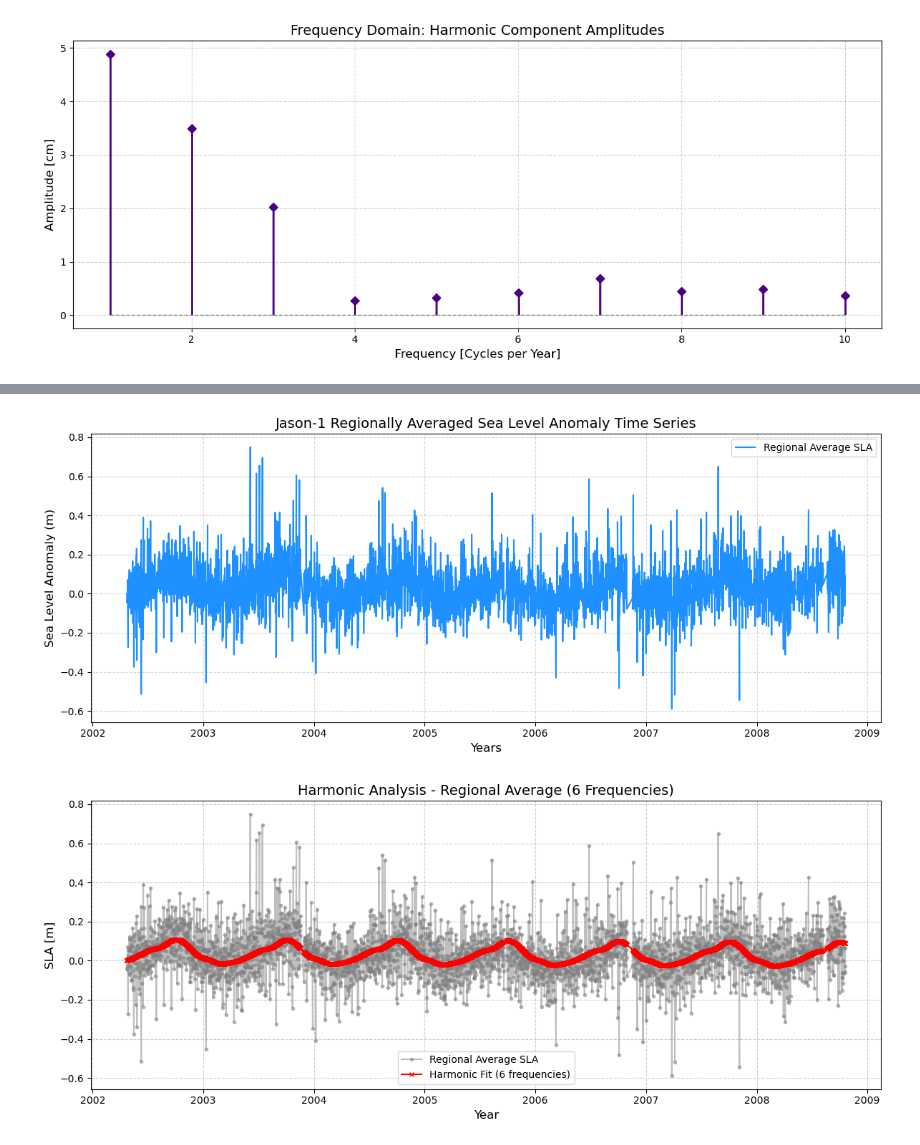
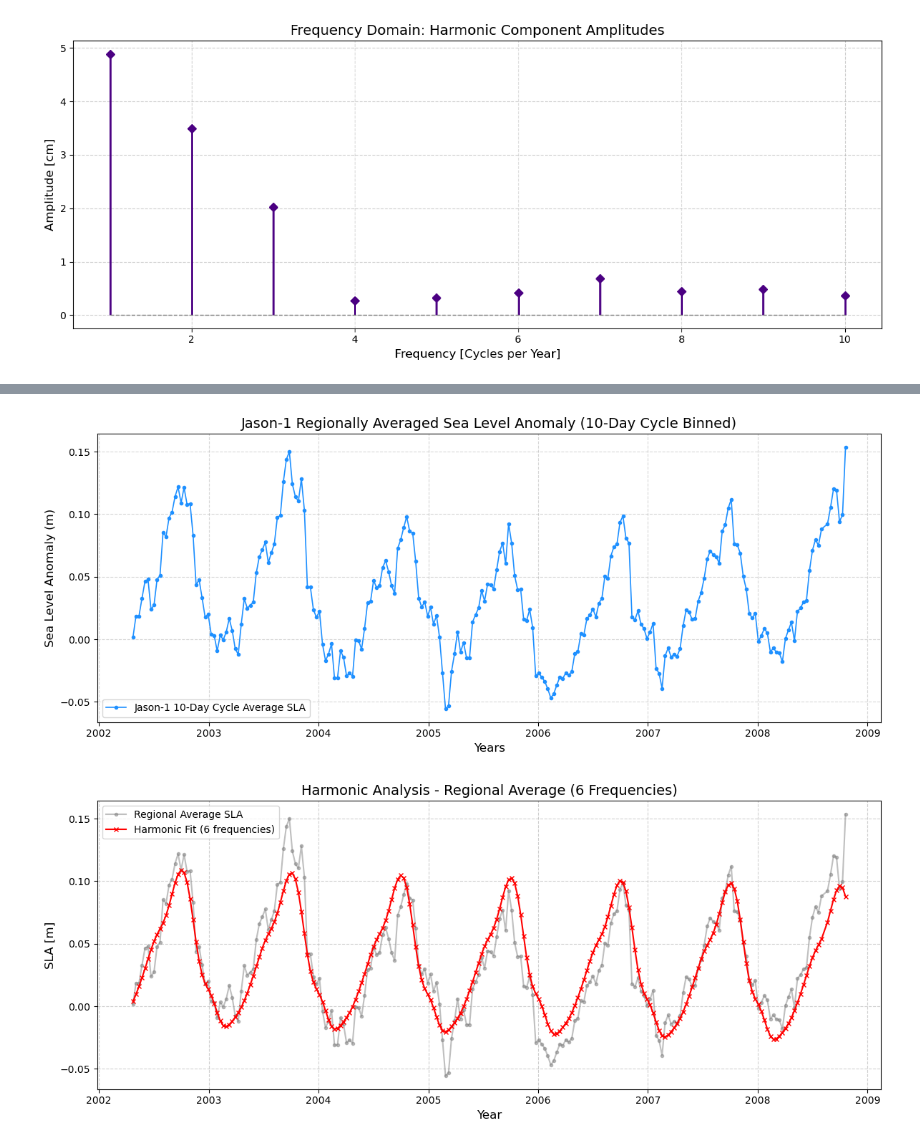
Before and after one commit to giulia-tafuni/Satellite-Altimetry-and-Physical-Oceanography, a Jupyter notebook: L11.1/L11.1-seasonal_cycle_solution.ipynb, the cells around one changed output, grey strips where cells are left out. Saved outputs shown, nothing was run; the diff lists cells and outputs as text; code cells hidden in the pictures.

Commit message:
seasonal cycle adjusted

```diff
--- a/L11.1/L11.1-seasonal_cycle_solution.ipynb
+++ b/L11.1/L11.1-seasonal_cycle_solution.ipynb
@@ -334,10 +334,11 @@ for index, row in df.iterrows():
             A = params[i]
             B = params[i+1]
             amplitude_cm = np.sqrt(A**2 + B**2) * 100
+            phase_deg = np.arctan2(-B, A) * (180 / np.pi) % 360
 
             # Create dynamic column names ('amp_1_cpy_cm', 'amp_2_cpy_cm'...)
-            col_name = f'amp_{freq_multiplier}_cpy_cm'
-            location_data[col_name] = amplitude_cm
+            location_data[f'amp_{freq_multiplier}_cpy_cm'] = amplitude_cm
+            location_data[f'phase_{freq_multiplier}_cpy_deg'] = phase_deg
 
             freq_multiplier += 1
 
@@ -412,45 +466,52 @@ Rendering map for amp_1_cpy_cm...
 
 # We can also combine all the data in the region in a single time series and apply the same analysis.
 # See lecture slide 16
+
+# Displying every single data point would generate a noisy time series threfore we group them by Jason 1 cycle
+# (10 days) and plot the mean sla.
 
 # Combine all time stamps and SLA values into a single master list
 all_data = []
 
 for index, row in df.iterrows():
     try:
         times = pd.to_datetime(ast.literal_eval(row['time_stamps']))
         sla = np.array(ast.literal_eval(row['sla_values']))
 
         temp_df = pd.DataFrame({'time': times, 'sla': sla})
         all_data.append(temp_df)
     except Exception:
         continue
 
 # Concatenate all regional data together
 master_time_sla_df = pd.concat(all_data, ignore_index=True)
 
-# Group by timestamp and compute the spatial regional mean for each date
-regional_avg_df = master_time_sla_df.groupby('time')['sla'].mean().reset_index()
-regional_avg_df = regional_avg_df.sort_values('time')
+# Set time as index to enable time-based resampling
+master_time_sla_df = master_time_sla_df.set_index('time').sort_index()
+
+# Resample into 10-day averages (matching the Jason-1 cycle)
+regional_avg_df = master_time_sla_df.resample('10D')['sla'].mean().reset_index()
+
+# Drop NaNs if any 10-day window had no observations
+regional_avg_df = regional_avg_df.dropna()
 
 # Prepare variables for analysis
 reg_times = pd.to_datetime(regional_avg_df['time'])
 reg_sla = regional_avg_df['sla'].values
 reg_decimal_years = reg_times.dt.year + (reg_times.dt.dayofyear - 1) / 365.25
 
-# Plot the newly built regional average time series
-# (Since there are too many data points, we downsample and plot every 200th point)
+# Plot the 10-day cycle averaged time series
 plt.figure(figsize=(12, 5))
-plt.plot(reg_decimal_years[::200], reg_sla[::200], label='Regional Average SLA', color='dodgerblue', lw=1.5)
+plt.plot(reg_decimal_years, reg_sla, label='Jason-1 10-Day Cycle Average SLA', color='dodgerblue', lw=1.2, marker='o', markersize=3)
 plt.xlabel('Years', fontsize=12)
 plt.ylabel('Sea Level Anomaly (m)', fontsize=12)
-plt.title('Jason-1 Regionally Averaged Sea Level Anomaly Time Series', fontsize=14)
+plt.title('Jason-1 Regionally Averaged Sea Level Anomaly (10-Day Cycle Binned)', fontsize=14)
 plt.legend()
 plt.grid(True, linestyle='--', alpha=0.5)
 plt.tight_layout()
 plt.show()
 # %% [output]
-[figure, old version]
+[figure, new version]
 # %%
 # Let's perform the harmonic analysis on the regional average SLA (reg_sla)
 
@@ -467,7 +528,7 @@ reg_sla_fit = dynamic_harmonic_model(reg_decimal_years, *params)
 plt.figure(figsize=(12, 5))
 
 # Raw data (downsampled for clarity)
-plt.plot(reg_decimal_years[::200], reg_sla[::200], marker='.', linestyle='-', color='gray', alpha=0.5, label='Regional Average SLA')
+plt.plot(reg_decimal_years, reg_sla, marker='.', linestyle='-', color='gray', alpha=0.5, label='Regional Average SLA')
 
 # The fit
 plt.plot(reg_decimal_years, reg_sla_fit, marker='x', markersize=4, color='red', linewidth=1.5,
@@ -481,7 +542,7 @@ plt.legend()
 plt.tight_layout()
 plt.show()
 # %% [output]
-[figure, old version]
+[figure, new version]
 # %%
 # HARMONIC COMPONENT AMPLITUDES & FREQUENCY SPECTRUM
 
```
Also changed, not shown: parts of 4 cells of this notebook, 1 other file.
